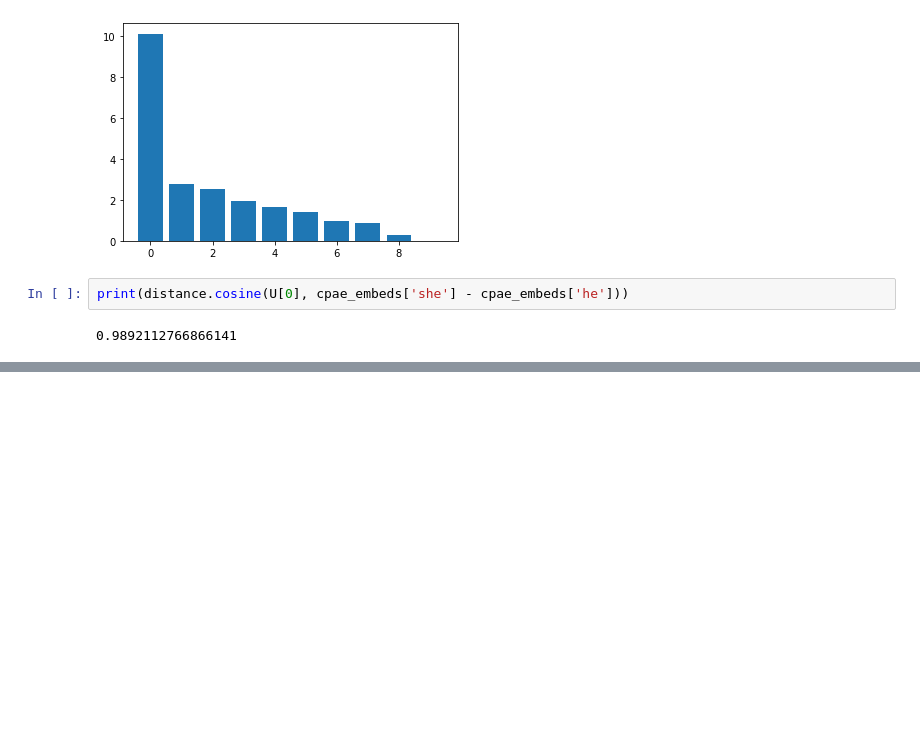
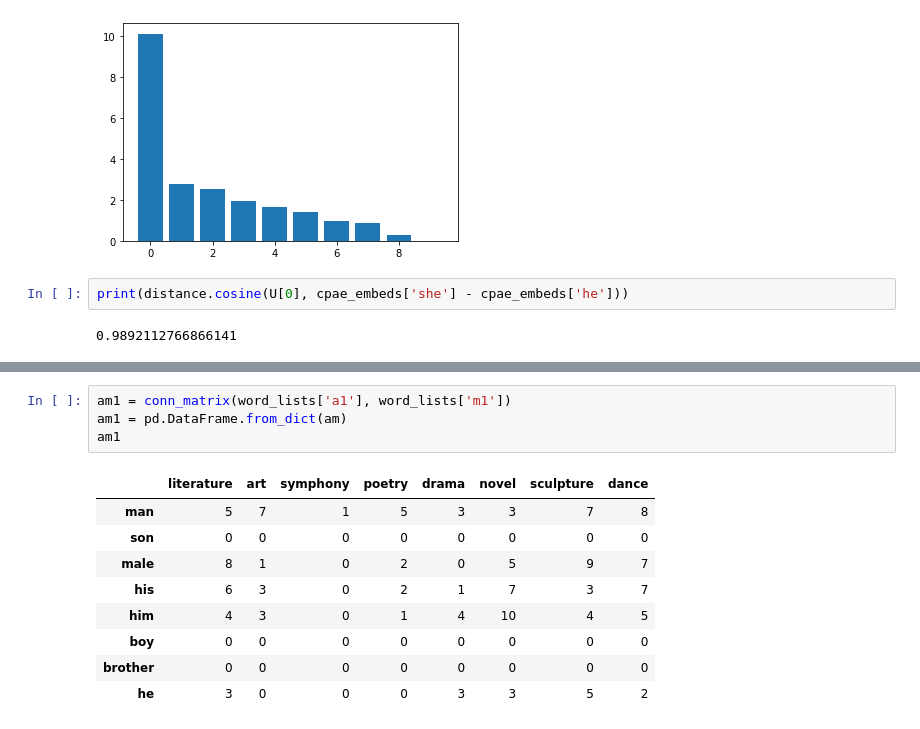
Before and after one commit to ed-w-lee/cpae-bias, a Jupyter notebook: notebooks/Bias exploration.ipynb, the cells around one changed output, grey strips where cells are left out. Saved outputs shown, nothing was run; the diff lists cells and outputs as text; blank space fills up the shorter version.

```diff
--- a/notebooks/Bias exploration.ipynb
+++ b/notebooks/Bias exploration.ipynb
@@ -173,0 +255,14 @@ print(distance.cosine(U[0], cpae_embeds['she'] - cpae_embeds['he']))
+# %%
+am1 = conn_matrix(word_lists['a1'], word_lists['m1'])
+am1 = pd.DataFrame.from_dict(am)
+am1
+# %% [output]
+|  | literature | art | symphony | poetry | drama | novel | sculpture | dance |
+| man | 5 | 7 | 1 | 5 | 3 | 3 | 7 | 8 |
+| son | 0 | 0 | 0 | 0 | 0 | 0 | 0 | 0 |
+| male | 8 | 1 | 0 | 2 | 0 | 5 | 9 | 7 |
+| his | 6 | 3 | 0 | 2 | 1 | 7 | 3 | 7 |
+| him | 4 | 3 | 0 | 1 | 4 | 10 | 4 | 5 |
+| boy | 0 | 0 | 0 | 0 | 0 | 0 | 0 | 0 |
+| brother | 0 | 0 | 0 | 0 | 0 | 0 | 0 | 0 |
+| he | 3 | 0 | 0 | 0 | 3 | 3 | 5 | 2 |
```
Also changed, not shown: parts of 20 cells of this notebook, 4 other files.
